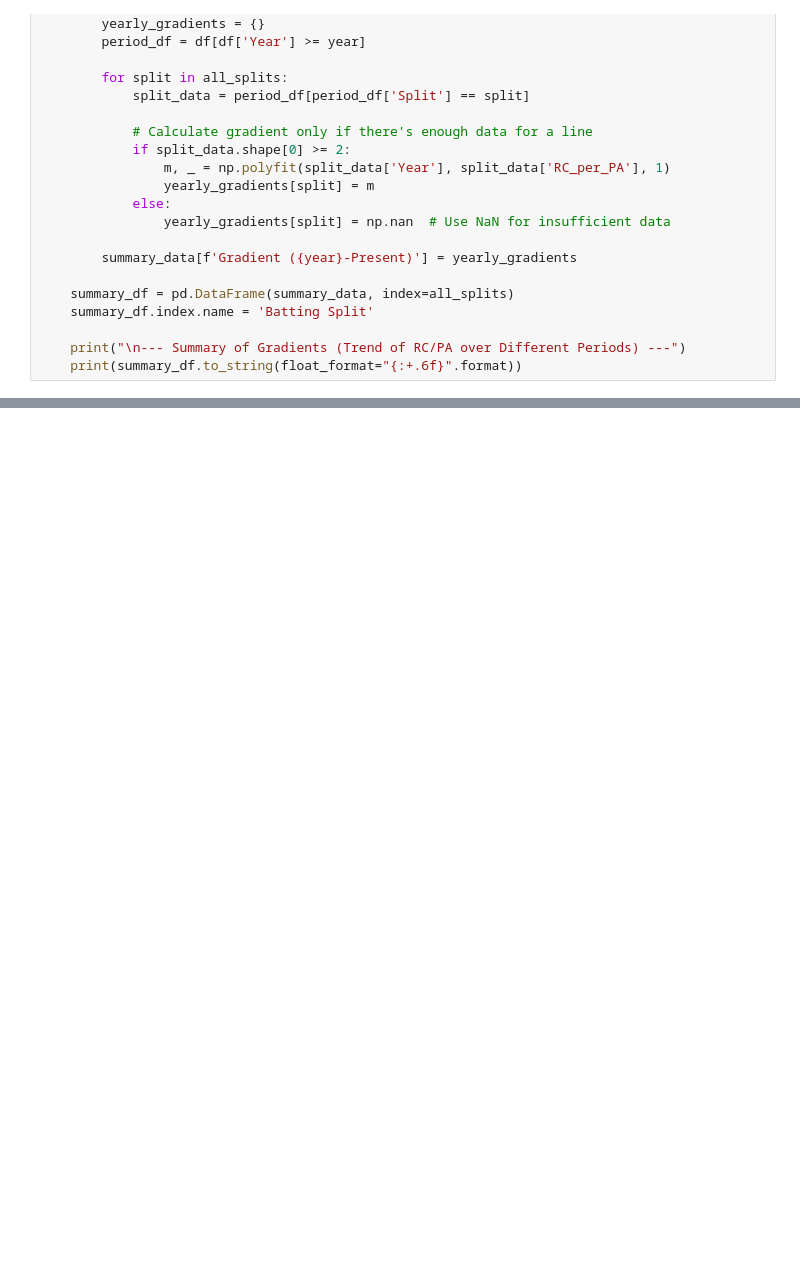
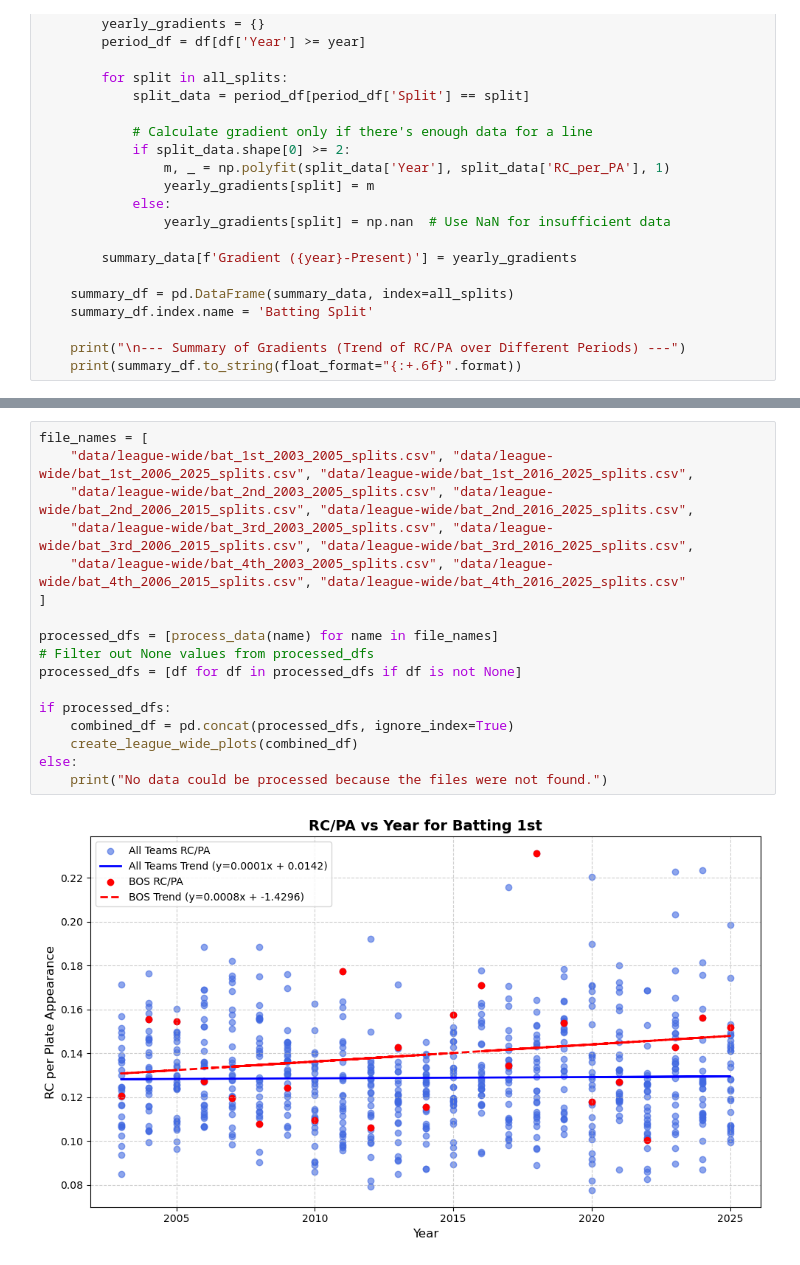
Before and after one commit to harlanljones/lineup-theory, a Jupyter notebook: notebook.ipynb, the cells around one changed output, grey strips where cells are left out. Saved outputs shown, nothing was run; the diff lists cells and outputs as text; blank space fills up the shorter version.

```diff
--- a/notebook.ipynb
+++ b/notebook.ipynb
@@ -167,0 +231,19 @@ if __name__ == '__main__':
+# %%
+file_names = [
+    "data/league-wide/bat_1st_2003_2005_splits.csv", "data/league-wide/bat_1st_2006_2025_splits.csv", "data/league-wide/bat_1st_2016_2025_splits.csv",
+    "data/league-wide/bat_2nd_2003_2005_splits.csv", "data/league-wide/bat_2nd_2006_2015_splits.csv", "data/league-wide/bat_2nd_2016_2025_splits.csv",
+    "data/league-wide/bat_3rd_2003_2005_splits.csv", "data/league-wide/bat_3rd_2006_2015_splits.csv", "data/league-wide/bat_3rd_2016_2025_splits.csv",
+    "data/league-wide/bat_4th_2003_2005_splits.csv", "data/league-wide/bat_4th_2006_2015_splits.csv", "data/league-wide/bat_4th_2016_2025_splits.csv"
+]
+
+processed_dfs = [process_data(name) for name in file_names]
+# Filter out None values from processed_dfs
+processed_dfs = [df for df in processed_dfs if df is not None]
+
+if processed_dfs:
+    combined_df = pd.concat(processed_dfs, ignore_index=True)
+    create_league_wide_plots(combined_df)
+else:
+    print("No data could be processed because the files were not found.")
+# %% [output]
+[figure, added]
```
Also changed, not shown: parts of 9 cells of this notebook.
